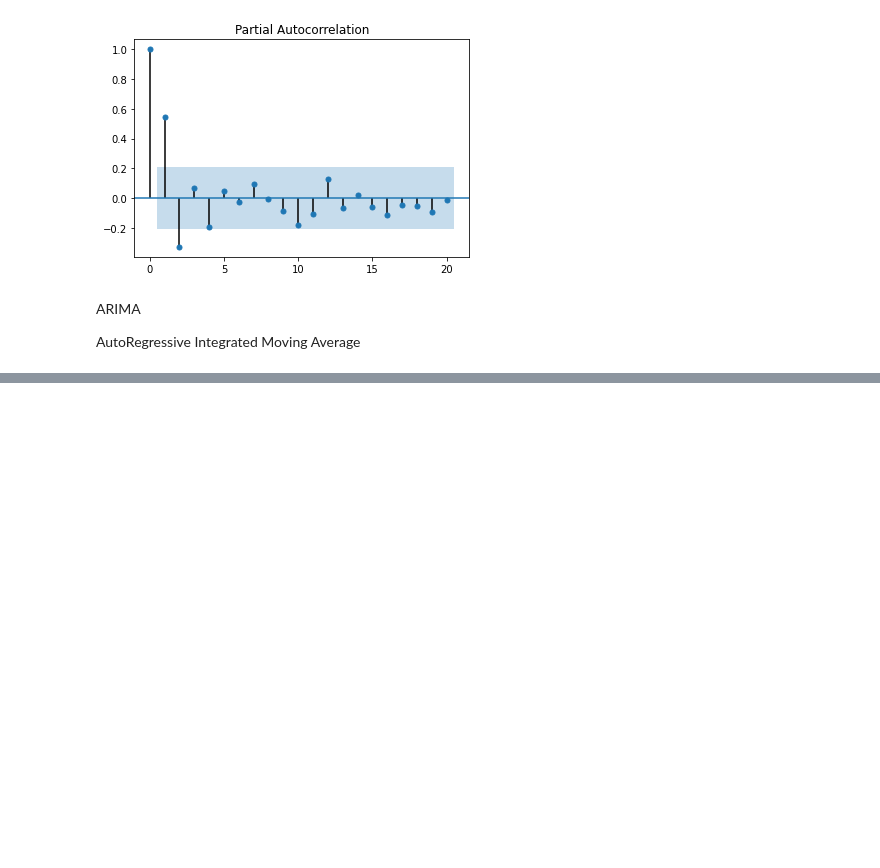
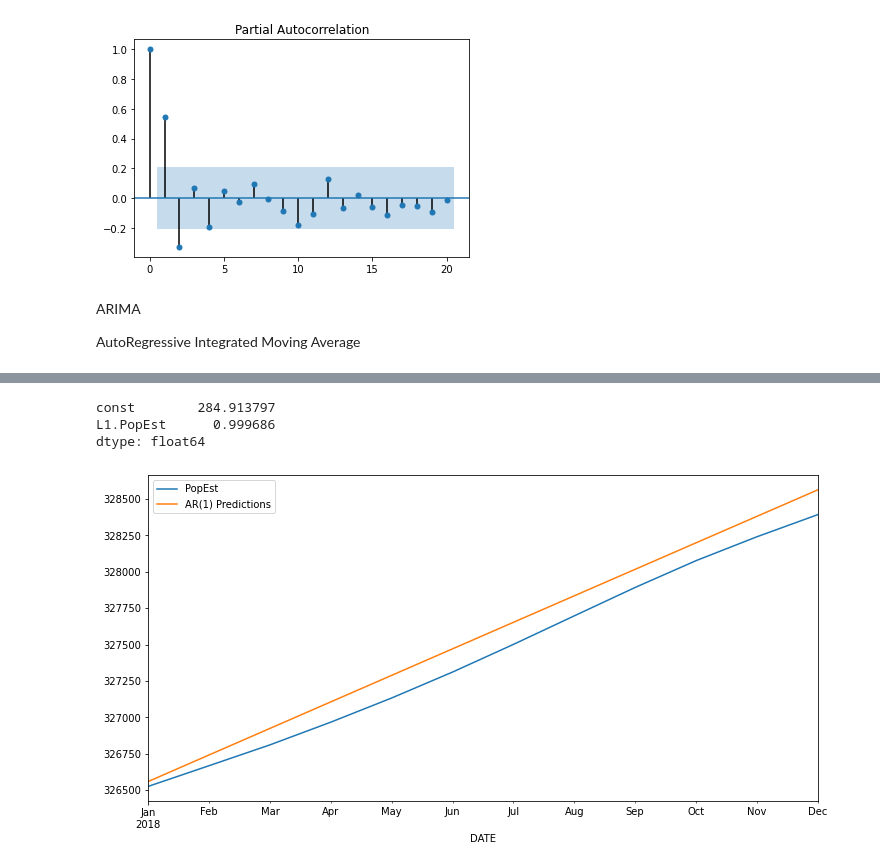
Before and after one commit to MikhailKuklin/time-series-analysis-forecasting, a Jupyter notebook: notebooks/ts_forecasting.ipynb, the cells around one changed output, grey strips where cells are left out. Saved outputs shown, nothing was run; the diff lists cells and outputs as text; code cells hidden in the pictures; blank space fills up the shorter version.

```diff
--- a/notebooks/ts_forecasting.ipynb
+++ b/notebooks/ts_forecasting.ipynb
@@ -164,0 +207,19 @@ AutoRegressive Integrated Moving Average
+# %%
+# parameters
+
+AR1fit.params
+# %% [output]
+const        284.913797
+L1.PopEst      0.999686
+dtype: float64
+# %%
+# predict
+
+start=len(train)
+end=len(train)+len(test)-1
+predictions1 = AR1fit.predict(start=start, end=end, dynamic=False).rename('AR(1) Predictions')
+# %%
+test['PopEst'].plot(legend=True)
+predictions1.plot(legend=True,figsize=(12,6));
+# %% [output]
+[figure, added]
```
Also changed, not shown: parts of 13 cells of this notebook.
